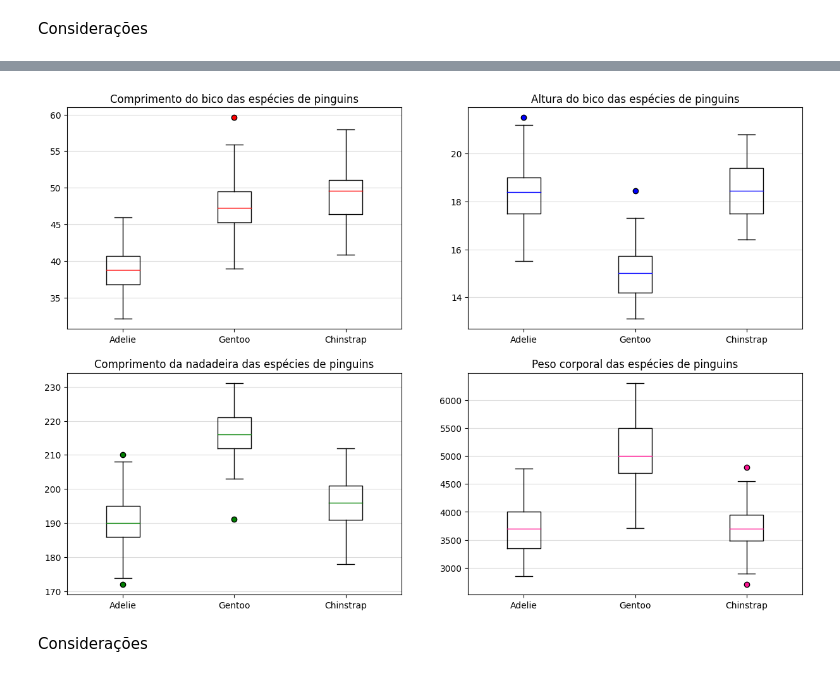
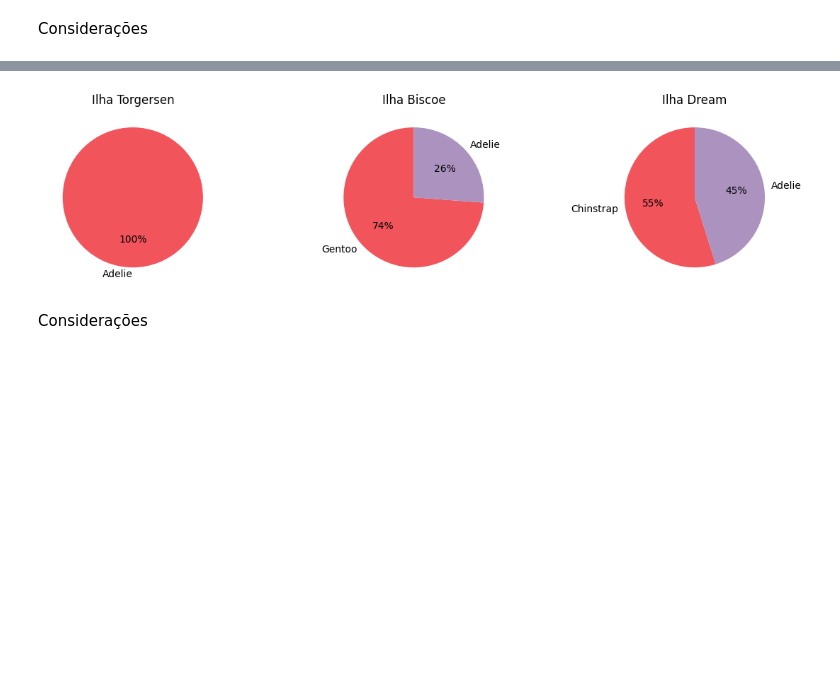
Before and after one commit to carolysg/projeto-pinguins, a Jupyter notebook: penguins.ipynb, the cells around one changed output, grey strips where cells are left out. Cells and saved outputs as stored; diff of their text form; code cells hidden in the pictures; blank space fills up the shorter version.

```diff
--- a/penguins.ipynb
+++ b/penguins.ipynb
@@ -278,50 +279,26 @@ sns.pairplot(
-# %%
-# Boxplot de bill_length_mm
-bill_lenght = [
-    df.loc[df['species']=='Adelie','bill_length_mm'],
-    df.loc[df['species']=='Gentoo','bill_length_mm'],
-    df.loc[df['species']=='Chinstrap','bill_length_mm']
-]
-figs, axs = plt.subplots(2, 2, figsize=(15,10))
-axs[0,0].set_title('Comprimento do bico das espécies de pinguins')
-axs[0,0].boxplot(bill_lenght, medianprops=dict(color='red'), flierprops=dict(markerfacecolor = 'red'))
-axs[0,0].set_xticks([1,2,3], labels=['Adelie', 'Gentoo', 'Chinstrap'])
-axs[0,0].yaxis.grid(True, color='gainsboro')
-
-# Boxplot de bill_depth_mm
-bill_depth_mm = [
-    df.loc[df['species']=='Adelie','bill_depth_mm'],
-    df.loc[df['species']=='Gentoo','bill_depth_mm'],
-    df.loc[df['species']=='Chinstrap','bill_depth_mm']
-]
-axs[0,1].set_title('Altura do bico das espécies de pinguins')
-axs[0,1].boxplot(bill_depth_mm, medianprops=dict(color='blue'), flierprops=dict(markerfacecolor = 'blue'))
-axs[0,1].set_xticks([1,2,3], labels=['Adelie', 'Gentoo', 'Chinstrap'])
-axs[0,1].yaxis.grid(True, color='gainsboro')
-
-# Boxplot de flipper_length_mm
-flipper_length_mm = [
-    df.loc[df['species']=='Adelie','flipper_length_mm'],
-    df.loc[df['species']=='Gentoo','flipper_length_mm'],
-    df.loc[df['species']=='Chinstrap','flipper_length_mm']
-]
-axs[1,0].set_title('Comprimento da nadadeira das espécies de pinguins')
-axs[1,0].boxplot(flipper_length_mm, medianprops=dict(color='green'), flierprops=dict(markerfacecolor = 'green'))
-axs[1,0].set_xticks([1,2,3], labels=['Adelie', 'Gentoo', 'Chinstrap'])
-axs[1,0].yaxis.grid(True, color='gainsboro')
-
-# Boxplot de body_mass_g
-body_mass_g = [
-    df.loc[df['species']=='Adelie','body_mass_g'],
-    df.loc[df['species']=='Gentoo','body_mass_g'],
-    df.loc[df['species']=='Chinstrap','body_mass_g']
-]
-axs[1,1].set_title('Peso corporal das espécies de pinguins')
-axs[1,1].boxplot(body_mass_g, medianprops=dict(color='deeppink'), flierprops=dict(markerfacecolor = 'deeppink'))
-axs[1,1].set_xticks([1,2,3], labels=['Adelie', 'Gentoo', 'Chinstrap'])
-axs[1,1].yaxis.grid(True, color='gainsboro')
-plt.show()
-# %% [output]
-[figure, removed]
+# %%
+custom_pallete2 = sns.color_palette(['#F2545B', '#AB92BF'])
+figs3, axs3 = plt.subplots(figsize=(12, 3))
+ax30 = plt.subplot2grid((1, 3),(0,0))
+count = df['species'].loc[df['island']=='Torgersen'].value_counts()
+labels = count.index
+plt.pie(x=count, labels=labels, autopct='%.0f%%', startangle=90, colors=sns.color_palette(custom_pallete2));
+plt.title('Ilha Torgersen')
+
+ax31 = plt.subplot2grid((1, 3), (0, 1))
+count = df['species'].loc[df['island']=='Biscoe'].value_counts()
+labels = count.index
+plt.pie(x=count, labels=labels, autopct='%.0f%%', startangle=90, colors=sns.color_palette(custom_pallete2));
+plt.title('Ilha Biscoe')
+
+ax32 = plt.subplot2grid((1, 3), (0, 2))
+count = df['species'].loc[df['island']=='Dream'].value_counts()
+labels = count.index
+plt.pie(x=count, labels=labels, autopct='%.0f%%', startangle=90, colors=sns.color_palette(custom_pallete2));
+plt.title('Ilha Dream')
+
+plt.tight_layout()
+# %% [output]
+[figure, added]
 # %% [markdown]
 Considerações
```
Also changed, not shown: parts of 35 cells of this notebook.
